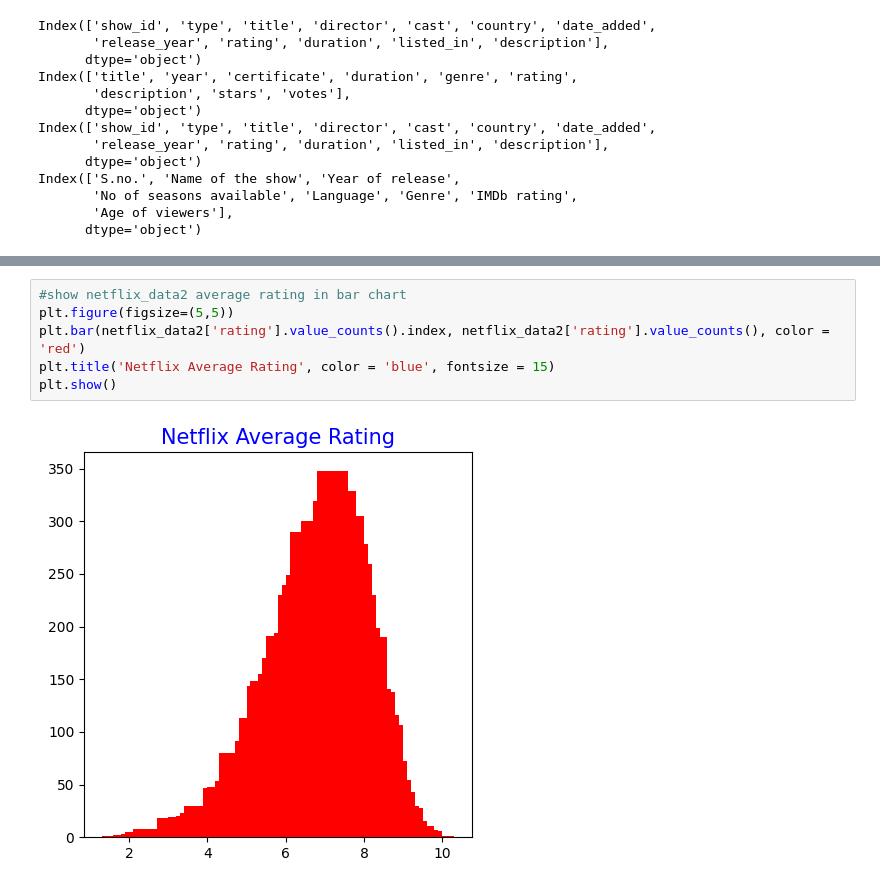
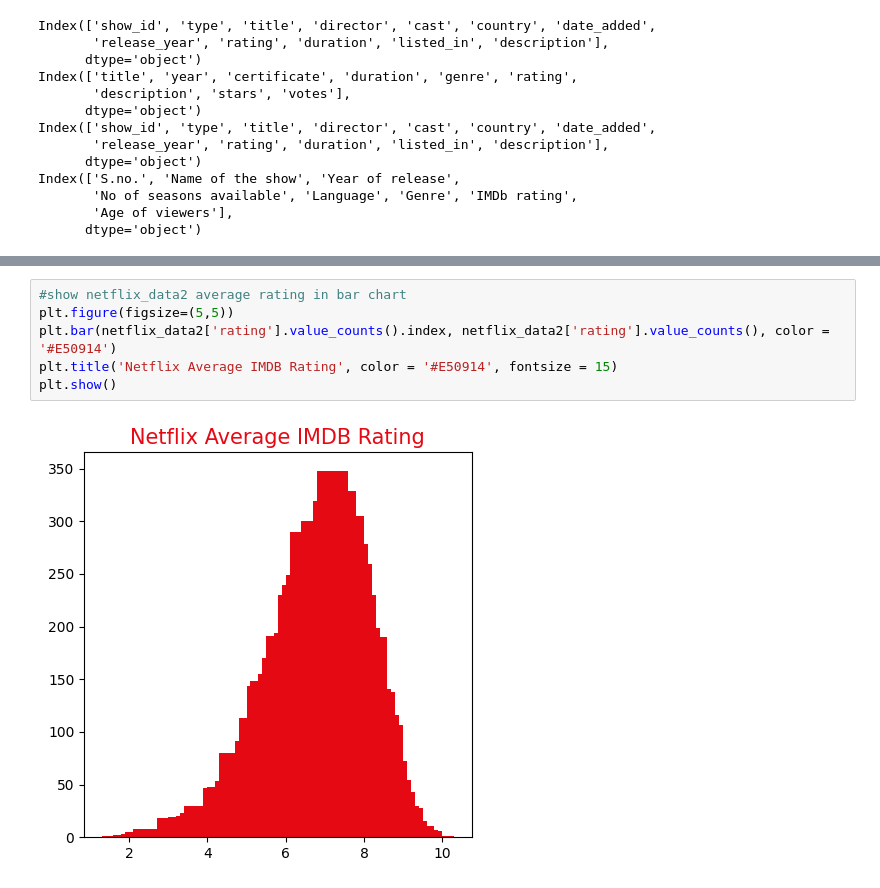
Before and after one commit to emirryilmazz/movies_datascience, a Jupyter notebook: project.ipynb, the cells around one changed output, grey strips where cells are left out. Cells and saved outputs as stored; diff of their text form.

```diff
--- a/project.ipynb
+++ b/project.ipynb
@@ -75,8 +138,8 @@ plt.show()
 # %%
 #show netflix_data2 average rating in bar chart
 plt.figure(figsize=(5,5))
-plt.bar(netflix_data2['rating'].value_counts().index, netflix_data2['rating'].value_counts(), color = 'red')
-plt.title('Netflix Average Rating', color = 'blue', fontsize = 15)
+plt.bar(netflix_data2['rating'].value_counts().index, netflix_data2['rating'].value_counts(), color = '#E50914')
+plt.title('Netflix Average IMDB Rating', color = '#E50914', fontsize = 15)
 plt.show()
 # %% [output]
-[figure, old version]
+[figure, new version]
```
Also changed, not shown: parts of 13 cells of this notebook.
